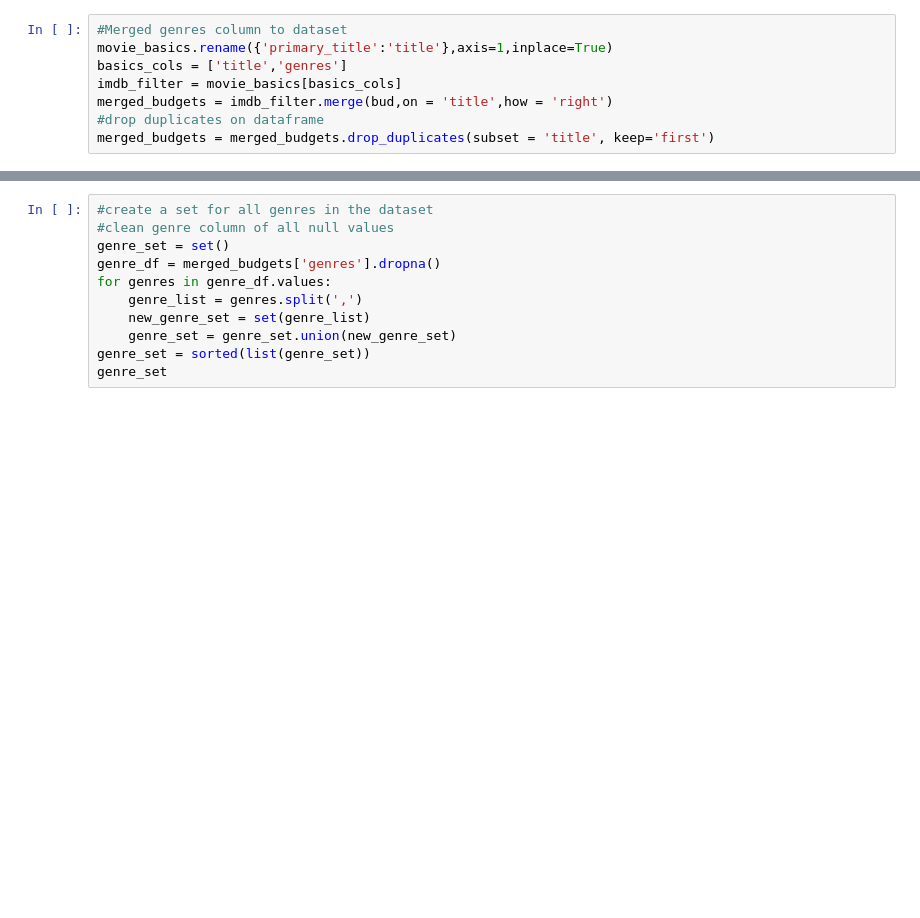
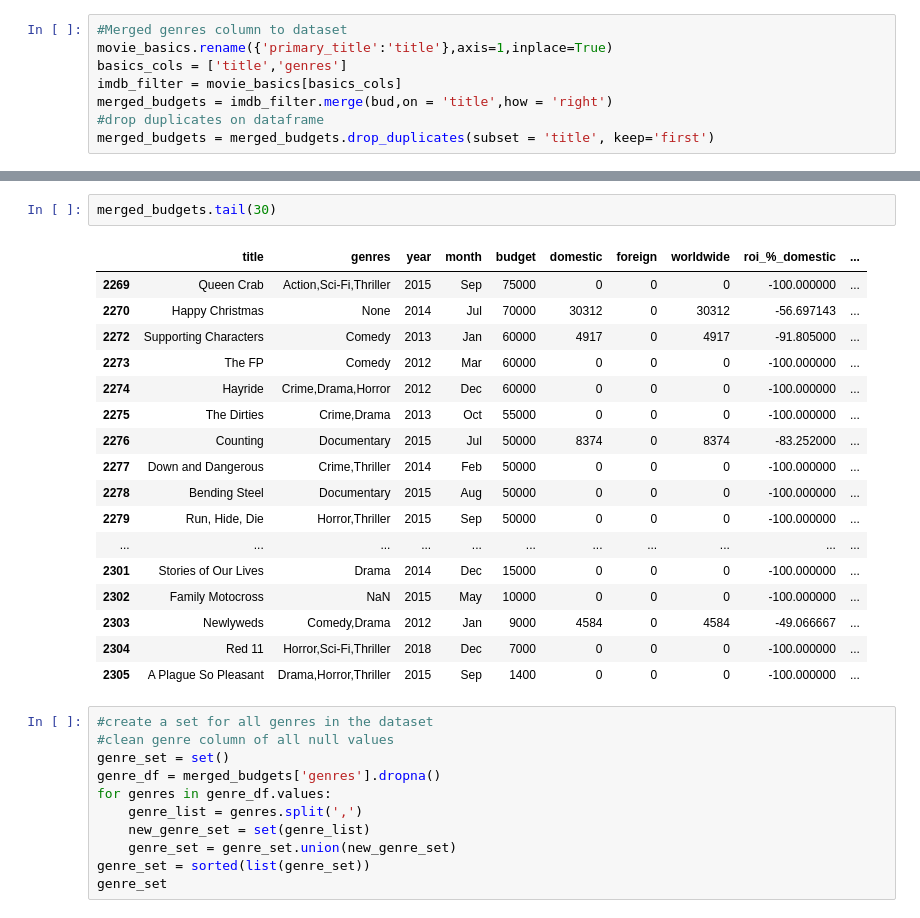
Before and after one commit to tkhendrix22/Microsoft-Movies-Inc., a Jupyter notebook: Microsoft_Movies_Notebook.ipynb, the cells around one changed output, grey strips where cells are left out. Cells and saved outputs as stored; diff of their text form; blank space fills up the shorter version.

```diff
--- a/Microsoft_Movies_Notebook.ipynb
+++ b/Microsoft_Movies_Notebook.ipynb
@@ -440,3 +427,23 @@ merged_budgets.head()
+# %%
+merged_budgets.tail(30)
+# %% [output]
+|  | title | genres | year | month | budget | domestic | foreign | worldwide | roi_%_domestic | ... |
+| 2269 | Queen Crab | Action,Sci-Fi,Thriller | 2015 | Sep | 75000 | 0 | 0 | 0 | -100.000000 | ... |
+| 2270 | Happy Christmas | None | 2014 | Jul | 70000 | 30312 | 0 | 30312 | -56.697143 | ... |
+| 2272 | Supporting Characters | Comedy | 2013 | Jan | 60000 | 4917 | 0 | 4917 | -91.805000 | ... |
+| 2273 | The FP | Comedy | 2012 | Mar | 60000 | 0 | 0 | 0 | -100.000000 | ... |
+| 2274 | Hayride | Crime,Drama,Horror | 2012 | Dec | 60000 | 0 | 0 | 0 | -100.000000 | ... |
+| 2275 | The Dirties | Crime,Drama | 2013 | Oct | 55000 | 0 | 0 | 0 | -100.000000 | ... |
+| 2276 | Counting | Documentary | 2015 | Jul | 50000 | 8374 | 0 | 8374 | -83.252000 | ... |
+| 2277 | Down and Dangerous | Crime,Thriller | 2014 | Feb | 50000 | 0 | 0 | 0 | -100.000000 | ... |
+| 2278 | Bending Steel | Documentary | 2015 | Aug | 50000 | 0 | 0 | 0 | -100.000000 | ... |
+| 2279 | Run, Hide, Die | Horror,Thriller | 2015 | Sep | 50000 | 0 | 0 | 0 | -100.000000 | ... |
+| ... | ... | ... | ... | ... | ... | ... | ... | ... | ... | ... |
+| 2301 | Stories of Our Lives | Drama | 2014 | Dec | 15000 | 0 | 0 | 0 | -100.000000 | ... |
+| 2302 | Family Motocross | NaN | 2015 | May | 10000 | 0 | 0 | 0 | -100.000000 | ... |
+| 2303 | Newlyweds | Comedy,Drama | 2012 | Jan | 9000 | 4584 | 0 | 4584 | -49.066667 | ... |
+| 2304 | Red 11 | Horror,Sci-Fi,Thriller | 2018 | Dec | 7000 | 0 | 0 | 0 | -100.000000 | ... |
+| 2305 | A Plague So Pleasant | Drama,Horror,Thriller | 2015 | Sep | 1400 | 0 | 0 | 0 | -100.000000 | ... |
 # %%
 #create a set for all genres in the dataset
 #clean genre column of all null values
```
Also changed, not shown: parts of 15 cells of this notebook.
